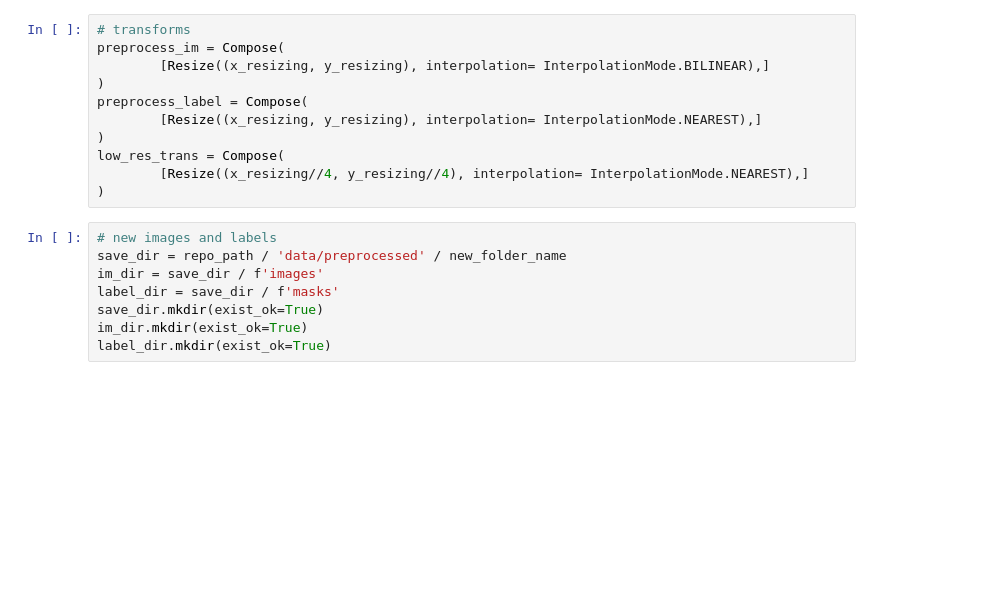
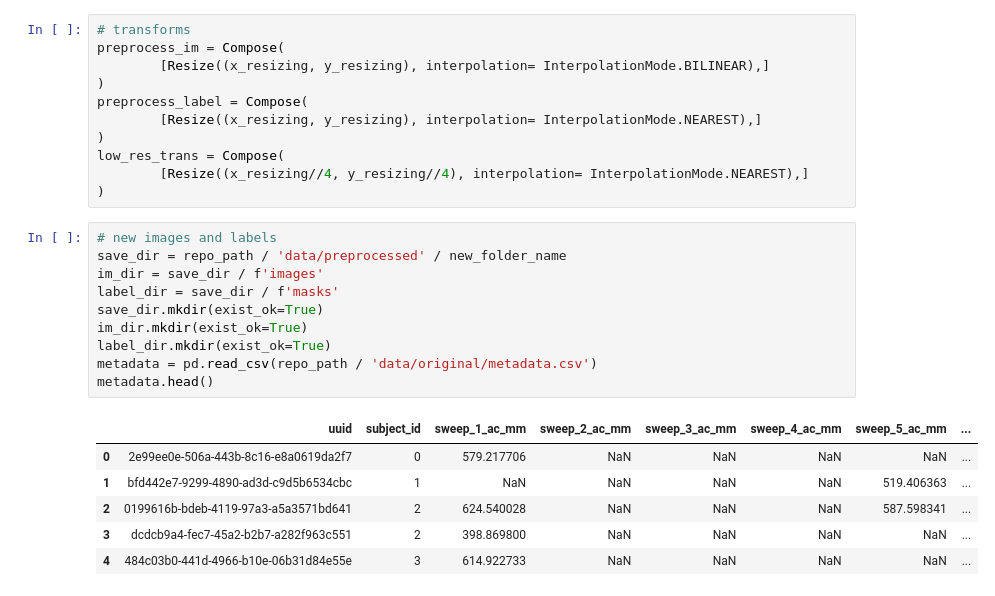
Before and after one commit to VICTORIA-project/ACUSLIC_chal, a Jupyter notebook: data_analysis/get_plane_frames.ipynb, the cells around one changed output. Cells and saved outputs as stored; diff of their text form; blank space fills up the shorter version.

```diff
--- a/data_analysis/get_plane_frames.ipynb
+++ b/data_analysis/get_plane_frames.ipynb
@@ -49,8 +56,17 @@ low_res_trans = Compose(
 # %%
 # new images and labels
 save_dir = repo_path / 'data/preprocessed' / new_folder_name
 im_dir = save_dir / f'images'
 label_dir = save_dir / f'masks'
 save_dir.mkdir(exist_ok=True)
 im_dir.mkdir(exist_ok=True)
 label_dir.mkdir(exist_ok=True)
+metadata = pd.read_csv(repo_path / 'data/original/metadata.csv')
+metadata.head()
+# %% [output]
+|  | uuid | subject_id | sweep_1_ac_mm | sweep_2_ac_mm | sweep_3_ac_mm | sweep_4_ac_mm | sweep_5_ac_mm | ... |
+| 0 | 2e99ee0e-506a-443b-8c16-e8a0619da2f7 | 0 | 579.217706 | NaN | NaN | NaN | NaN | ... |
+| 1 | bfd442e7-9299-4890-ad3d-c9d5b6534cbc | 1 | NaN | NaN | NaN | NaN | 519.406363 | ... |
+| 2 | 0199616b-bdeb-4119-97a3-a5a3571bd641 | 2 | 624.540028 | NaN | NaN | NaN | 587.598341 | ... |
+| 3 | dcdcb9a4-fec7-45a2-b2b7-a282f963c551 | 2 | 398.869800 | NaN | NaN | NaN | NaN | ... |
+| 4 | 484c03b0-441d-4966-b10e-06b31d84e55e | 3 | 614.922733 | NaN | NaN | NaN | NaN | ... |
```
Also changed, not shown: parts of 5 cells of this notebook, 2 other files.
